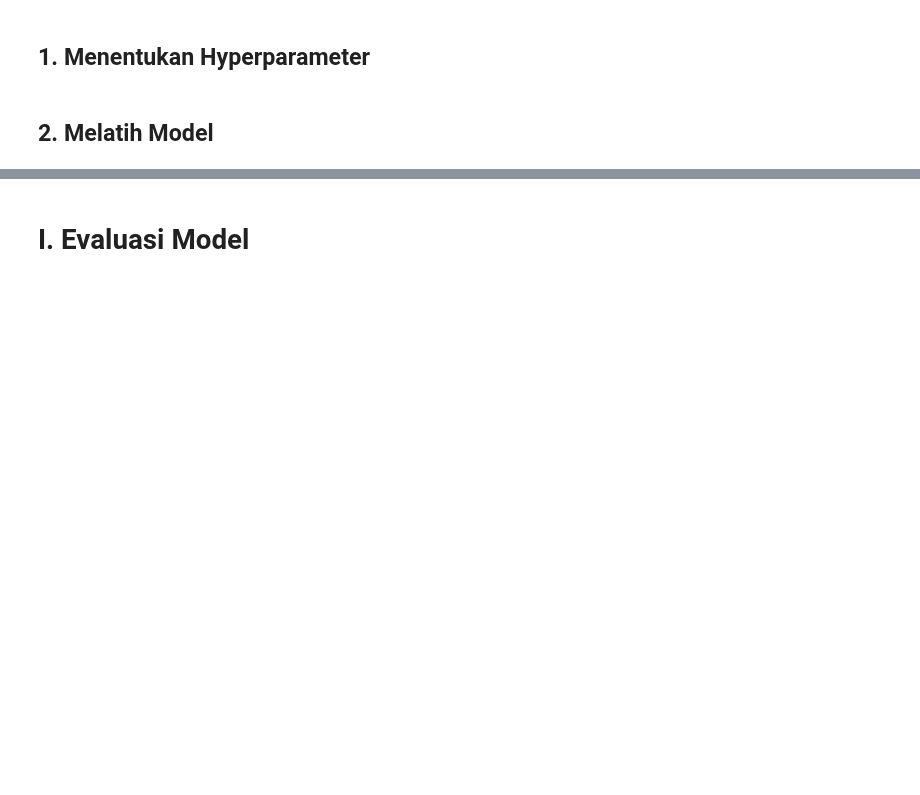
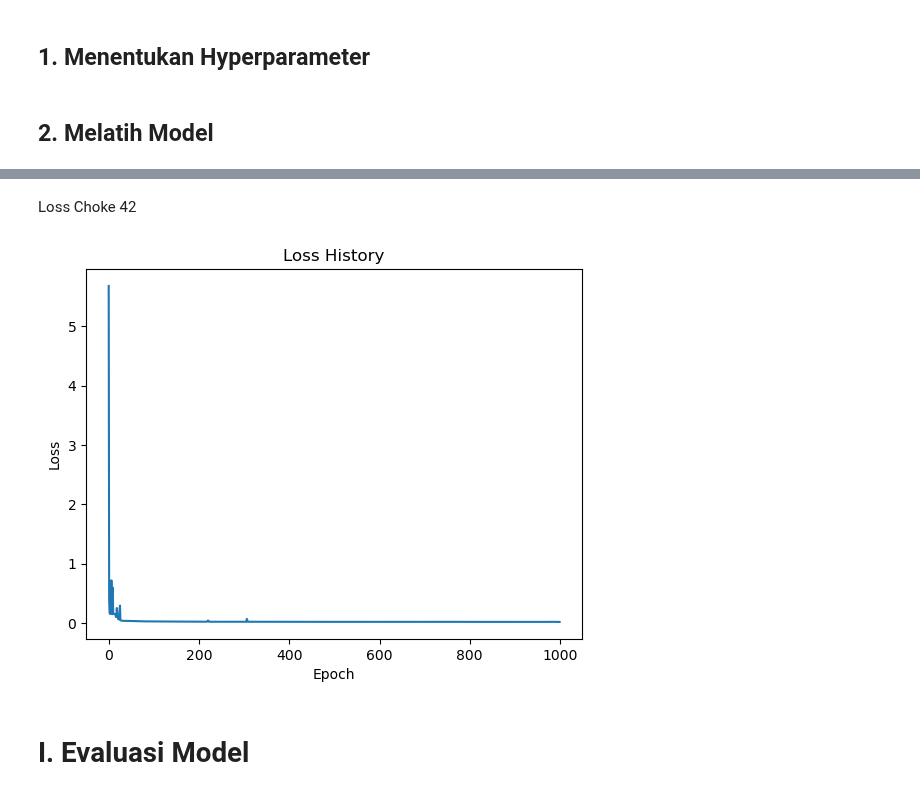
Before and after one commit to Dzyfhuba/lstm-prototype, a Jupyter notebook: lstm.ipynb, the cells around one changed output, grey strips where cells are left out. Drawn from its saved outputs; the diff is of its cells as text; code cells hidden in the pictures; blank space fills up the shorter version.

```diff
--- a/lstm.ipynb
+++ b/lstm.ipynb
@@ -507,3 +533,9 @@ Epoch 1000/1000, Loss: 0.016693308372792732
+# %% [markdown]
+Loss Choke 42
+# %%
+model_42.plot_loss()
+# %% [output]
+[figure, added]
 # %% [markdown]
 # I. Evaluasi Model
 # %%
```
Also changed, not shown: parts of 10 cells of this notebook, 5 other files.
